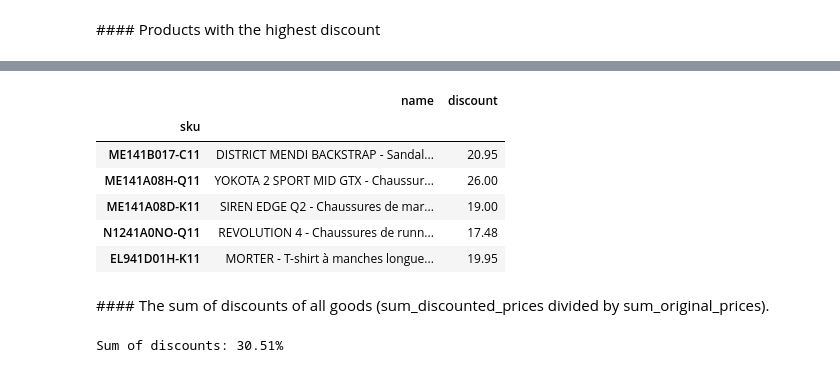
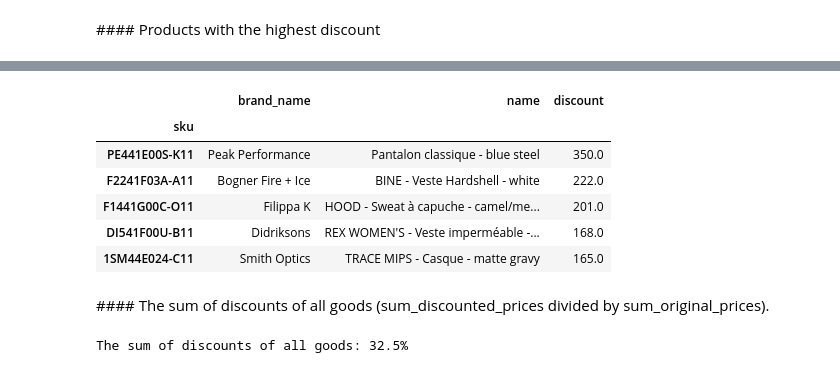
Before and after one commit to ta-datapt-bcn/lab-parsing-API-data, a Jupyter notebook: your-code/main.ipynb, the cells around one changed output, grey strips where cells are left out. Saved outputs shown, nothing was run; the diff lists cells and outputs as text; code cells hidden in the pictures.

```diff
--- a/your-code/main.ipynb
+++ b/your-code/main.ipynb
@@ -149,22 +149,23 @@ data.head()
 5 rows × 22 columns
 # %%
 data['discount'] =  data['price.original_num'] - data['price.promotional_num']
+# %%
+data = data.sort_values(by=['discount'], ascending=False)
 # %%
-data.sort_values(by=['discount'])
-data[['name','discount']].head()
+data[['brand_name','name','discount']].head()
 # %% [output]
-|  | name | discount |
-| sku |  |  |
-| ME141B017-C11 | DISTRICT MENDI BACKSTRAP - Sandal... | 20.95 |
-| ME141A08H-Q11 | YOKOTA 2 SPORT MID GTX - Chaussur... | 26.00 |
-| ME141A08D-K11 | SIREN EDGE Q2 - Chaussures de mar... | 19.00 |
-| N1241A0NO-Q11 | REVOLUTION 4 - Chaussures de runn... | 17.48 |
-| EL941D01H-K11 | MORTER - T-shirt à manches longue... | 19.95 |
+|  | brand_name | name | discount |
+| sku |  |  |  |
+| PE441E00S-K11 | Peak Performance | Pantalon classique - blue steel | 350.0 |
+| F2241F03A-A11 | Bogner Fire + Ice | BINE - Veste Hardshell - white | 222.0 |
+| F1441G00C-O11 | Filippa K | HOOD - Sweat à capuche - camel/me... | 201.0 |
+| DI541F00U-B11 | Didriksons | REX WOMEN'S - Veste imperméable -... | 168.0 |
+| 1SM44E024-C11 | Smith Optics | TRACE MIPS - Casque - matte gravy | 165.0 |
 # %% [markdown]
 #### The sum of discounts of all goods (sum_discounted_prices divided by sum_original_prices).
 # %%
 sum_of_discounts = data['discount'].sum() / data['price.original_num'].sum()
 # %%
-print(f'Sum of discounts: {round(sum_of_discounts*100,2)}%')
+print(f'The sum of discounts of all goods: {round(sum_of_discounts*100,2)}%')
 # %% [output]
-Sum of discounts: 30.51%
+The sum of discounts of all goods: 32.5%
```
Also changed, not shown: parts of 13 cells of this notebook, 1 other file.
